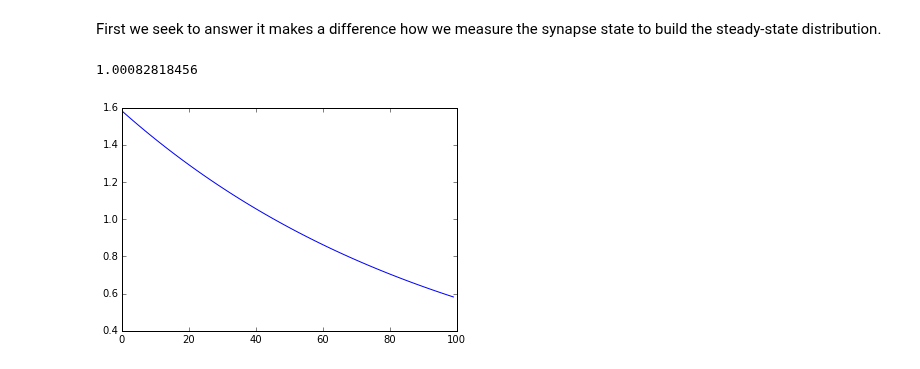
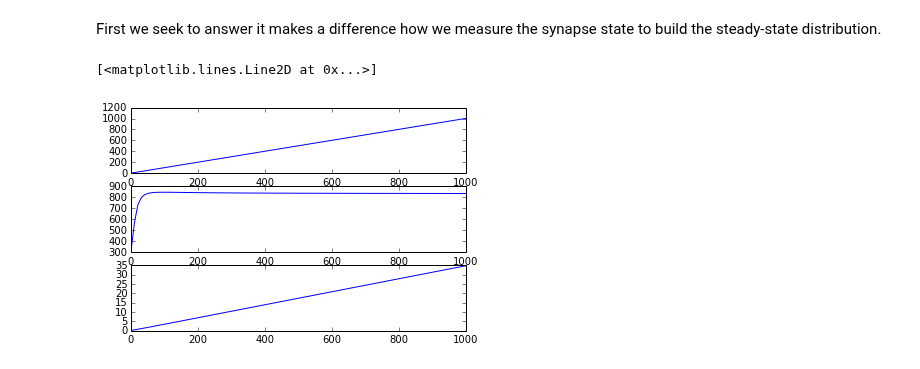
Before and after one commit to samfok/notebooks, a Jupyter notebook: synapse/synapse_distribution.ipynb, the cells around one changed output. Saved outputs shown, nothing was run; the diff lists cells and outputs as text; code cells hidden in the pictures.

```diff
--- a/synapse/synapse_distribution.ipynb
+++ b/synapse/synapse_distribution.ipynb
@@ -33,18 +24,34 @@ def synapse_state(spike_times, tau=1., spike_weights=None):
 # Synapse distribution measurement
 # %% [markdown]
 First we seek to answer it makes a difference how we measure the synapse state to build the steady-state distribution.
-# %%
-# time in units of tau and input rate in units of 1/tau
-n = 30 # number of experiments
-
-f = 100
-shifts = np.linspace(0,1,n)
-st = np.arange(100)
-x = np.zeros(n)
-for i in xrange(n):
-    x[i] = synapse_state(st+shifts[i])
-plot(x)
-print mean(x)
-# %% [output]
-1.00082818456
-[figure, removed]
+# %%
+# uniform spiking input
+nexp = 30 # number of experiments
+nspikes = 1000 # number of spikes in each experiment
+nfreqs = 100 # number of frequencies to test
+
+freqs = np.linspace(1, 1000, nfreqs) # firing rate
+tau = .01
+
+uniform_mean = np.zeros(nfreqs)
+uniform_var = np.zeros(nfreqs)
+uniform_snr = np.zeros(nfreqs)
+exp_state = np.zeros(nexp)
+for freq_idx, freq in enumerate(freqs):
+    shifts = np.arange(nexp, dtype=float)/(nexp*freq)
+    st = np.arange(nspikes)/freq
+    for i in xrange(nexp):
+        exp_state[i] = synapse_state(st+shifts[i], tau=tau)
+    uniform_mean[freq_idx] = np.mean(exp_state)
+    uniform_var[freq_idx] = np.var(exp_state)
+    uniform_snr[freq_idx] = uniform_mean[freq_idx]/np.sqrt(uniform_var[freq_idx])
+
+subplot(311)
+plot(freqs, uniform_mean)
+subplot(312)
+plot(freqs, uniform_var)
+subplot(313)
+plot(freqs, uniform_snr)
+# %% [output]
+[<matplotlib.lines.Line2D at 0x...>]
+[figure, added]
```
Also changed, not shown: parts of 1 cell of this notebook, 1 other file.
